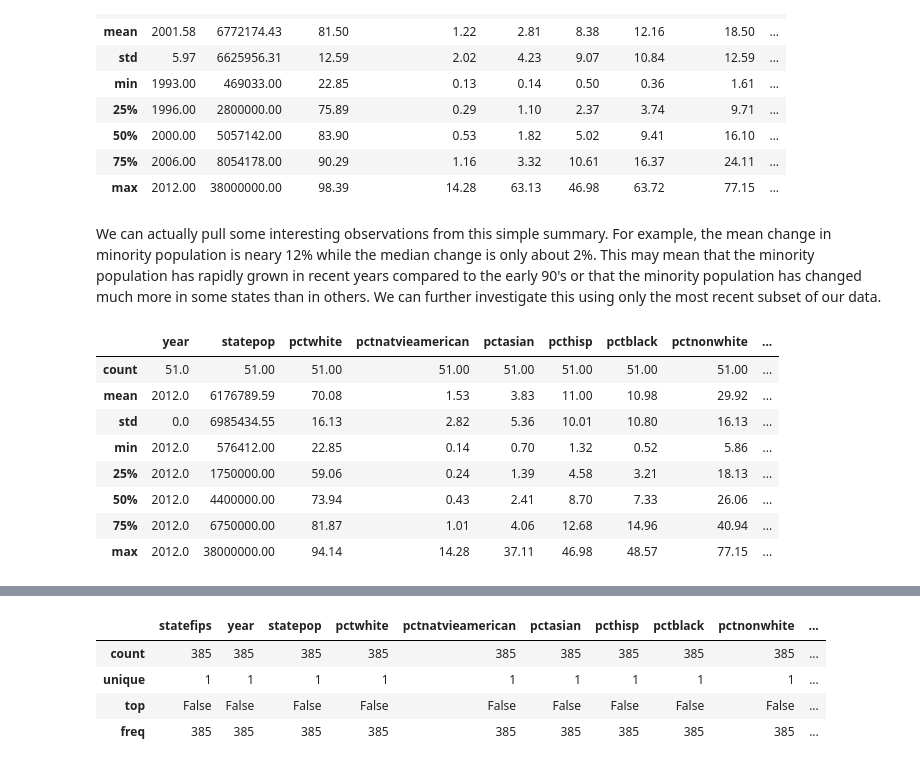
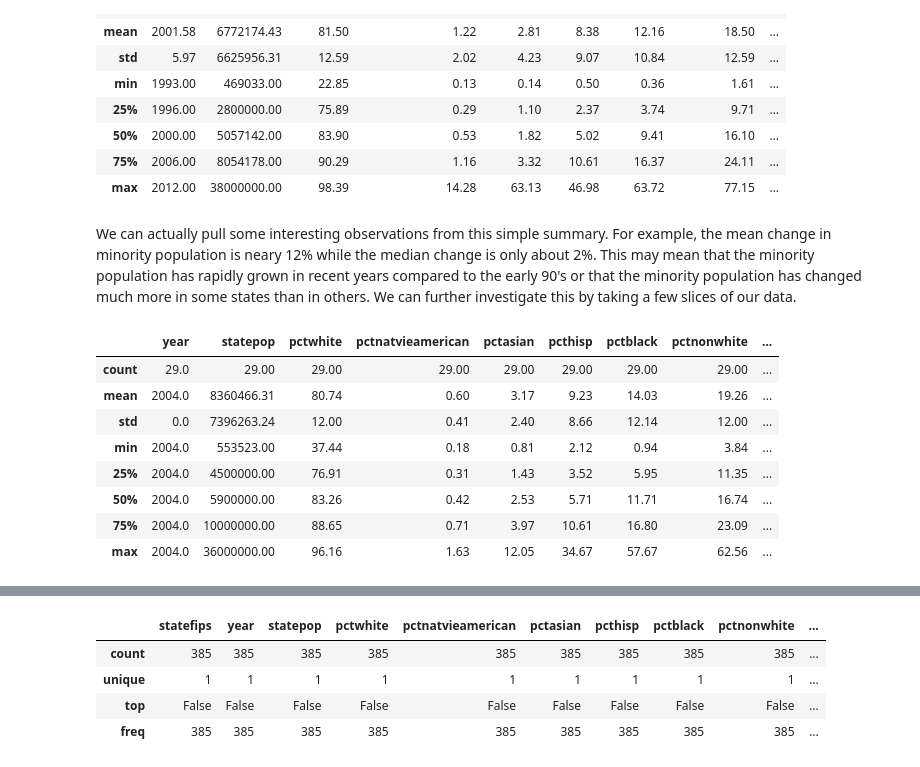
Before and after one commit to broad32/byu_econ_applied_machine_learning, a Jupyter notebook: homeworks/Homework_1.ipynb, the cells around one changed output, grey strips where cells are left out. Saved outputs shown, nothing was run; the diff lists cells and outputs as text; code cells hidden in the pictures.

```diff
--- a/homeworks/Homework_1.ipynb
+++ b/homeworks/Homework_1.ipynb
@@ -170,16 +170,16 @@ df.describe().round(decimals=2)
 | 75% | 2006.00 | 8054178.00 | 90.29 | 1.16 | 3.32 | 10.61 | 16.37 | 24.11 | ... |
 | max | 2012.00 | 38000000.00 | 98.39 | 14.28 | 63.13 | 46.98 | 63.72 | 77.15 | ... |
 # %% [markdown]
-We can actually pull some interesting observations from this simple summary.  For example, the mean change in minority population is neary 12% while the median change is only about 2%.  This may mean that the minority population has rapidly grown in recent years compared to the early 90's or that the minority population has changed much more in some states than in others.  We can further investigate this using only the most recent subset of our data.
+We can actually pull some interesting observations from this simple summary.  For example, the mean change in minority population is neary 12% while the median change is only about 2%.  This may mean that the minority population has rapidly grown in recent years compared to the early 90's or that the minority population has changed much more in some states than in others.  We can further investigate this by taking a few slices of our data.
 # %%
-df[df['year']==2012].describe().round(2)
+df[df['year']==2004].describe().round(2)
 # %% [output]
 |  | year | statepop | pctwhite | pctnatvieamerican | pctasian | pcthisp | pctblack | pctnonwhite | ... |
-| count | 51.0 | 51.00 | 51.00 | 51.00 | 51.00 | 51.00 | 51.00 | 51.00 | ... |
-| mean | 2012.0 | 6176789.59 | 70.08 | 1.53 | 3.83 | 11.00 | 10.98 | 29.92 | ... |
-| std | 0.0 | 6985434.55 | 16.13 | 2.82 | 5.36 | 10.01 | 10.80 | 16.13 | ... |
-| min | 2012.0 | 576412.00 | 22.85 | 0.14 | 0.70 | 1.32 | 0.52 | 5.86 | ... |
-| 25% | 2012.0 | 1750000.00 | 59.06 | 0.24 | 1.39 | 4.58 | 3.21 | 18.13 | ... |
-| 50% | 2012.0 | 4400000.00 | 73.94 | 0.43 | 2.41 | 8.70 | 7.33 | 26.06 | ... |
-| 75% | 2012.0 | 6750000.00 | 81.87 | 1.01 | 4.06 | 12.68 | 14.96 | 40.94 | ... |
-| max | 2012.0 | 38000000.00 | 94.14 | 14.28 | 37.11 | 46.98 | 48.57 | 77.15 | ... |
+| count | 29.0 | 29.00 | 29.00 | 29.00 | 29.00 | 29.00 | 29.00 | 29.00 | ... |
+| mean | 2004.0 | 8360466.31 | 80.74 | 0.60 | 3.17 | 9.23 | 14.03 | 19.26 | ... |
+| std | 0.0 | 7396263.24 | 12.00 | 0.41 | 2.40 | 8.66 | 12.14 | 12.00 | ... |
+| min | 2004.0 | 553523.00 | 37.44 | 0.18 | 0.81 | 2.12 | 0.94 | 3.84 | ... |
+| 25% | 2004.0 | 4500000.00 | 76.91 | 0.31 | 1.43 | 3.52 | 5.95 | 11.35 | ... |
+| 50% | 2004.0 | 5900000.00 | 83.26 | 0.42 | 2.53 | 5.71 | 11.71 | 16.74 | ... |
+| 75% | 2004.0 | 10000000.00 | 88.65 | 0.71 | 3.97 | 10.61 | 16.80 | 23.09 | ... |
+| max | 2004.0 | 36000000.00 | 96.16 | 1.63 | 12.05 | 34.67 | 57.67 | 62.56 | ... |
```
Also changed, not shown: parts of 8 cells of this notebook.
